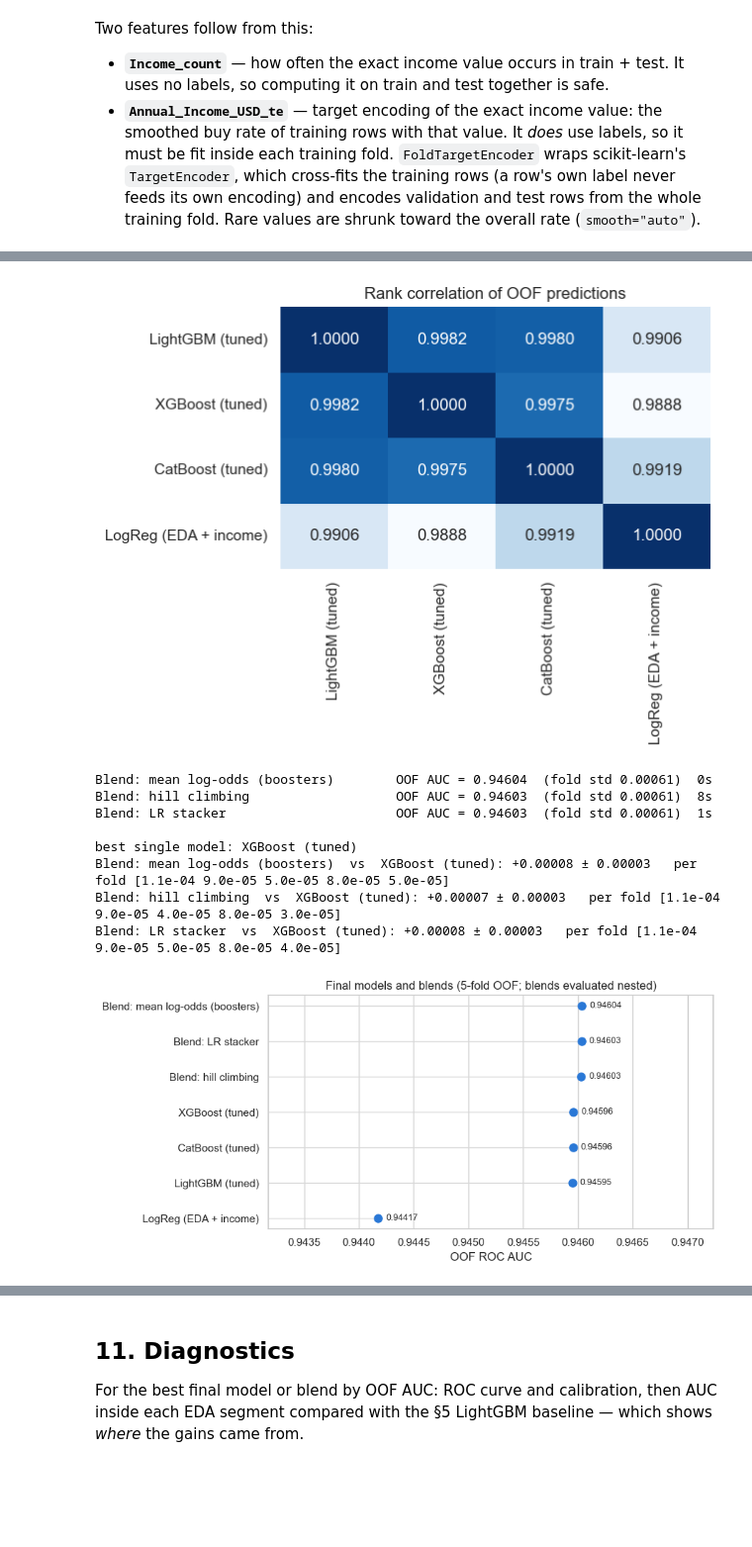
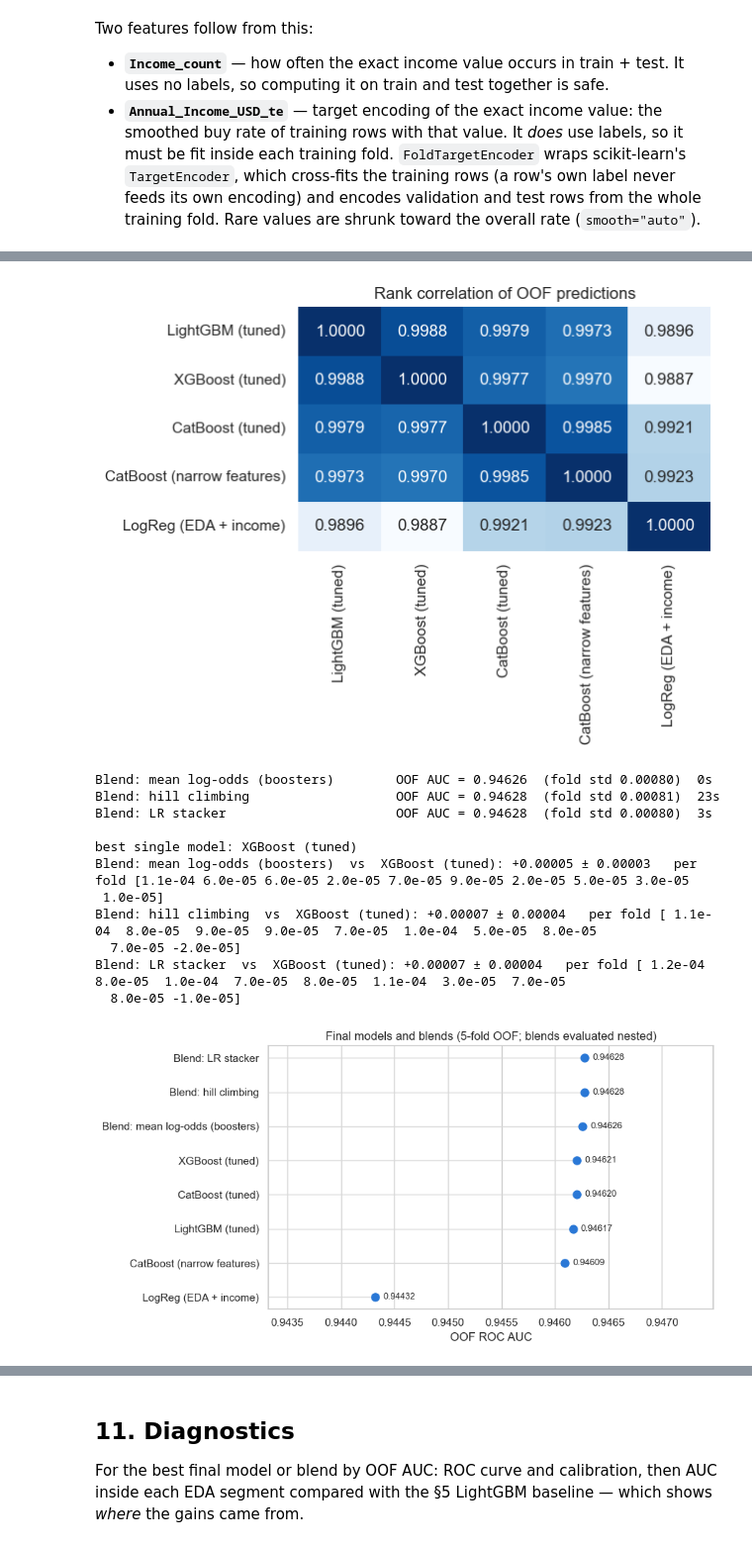
Before and after one commit to kphotchara/Predicting-Electric-Vehicle-Purchases, a Jupyter notebook: model.ipynb, the cells around one changed output, grey strips where cells are left out. Shown at 99% size. Saved outputs shown, nothing was run; the diff lists cells and outputs as text; code cells hidden in the pictures; blank space fills up the shorter version.

```diff
--- a/model.ipynb
+++ b/model.ipynb
@@ -934,6 +1146,9 @@ fe_runs = [
         "LightGBM + original means",
         "LightGBM + income count + TE (+ categoricals)",
         "LightGBM + income count + TE + multi-scale bins",
+        "LightGBM + income count + TE + multi-scale bins (wide params)",
+        "LightGBM + wide encoding",
+        "LightGBM + wide encoding (wide params)",
     ]
     if name in results
 ]
@@ -1021,13 +1260,12 @@ All three boosters are tuned with Optuna's TPE sampler. To keep a trial cheap:
 Trials are stored in `artifacts/optuna.db`: re-running this section resumes the studies instead of
 repeating them. Change `STUDY_VERSION` after changing the feature set so old trials aren't reused.
 # %%
-STUDY_VERSION = "income_te_bins_v1"  # bumped: §6 found magic flags + multi-scale bins worth keeping
+STUDY_VERSION = "wide_v1"  # bumped: §7–8 now use the §6 wide encoding
 OPTUNA_STORAGE = f"sqlite:///{ARTIFACTS / 'optuna.db'}"
 BEST_PARAMS_PATH = ARTIFACTS / "best_params.json"
 TUNING_LR = 0.1
 
-X_final = add_income_commute_bins(add_magic_flags(X_fe))
-X_test_final = add_income_commute_bins(add_magic_flags(X_test_fe))
+X_final, X_test_final = X_wide, X_test_wide
 
 hold_trn, hold_val = folds[0]
 y_h_trn, y_h_val = y[hold_trn], y[hold_val]
@@ -1037,12 +1275,12 @@ _captured = {}
 
 def _capture_fit_fold(X_trn, y_trn, X_val, y_val):
     """Stand-in for a real fit: just records the encoded frames so tuning reuses the exact same
-    encoding chain (income TE + multi-scale bin TE) as the final models, instead of a second copy."""
+    encoding chain (the wide encoding) as the final models, instead of a second copy."""
     _captured["X_trn"], _captured["X_val"] = X_trn, X_val
     return (lambda d: d), None
 
 
-with_target_encoding_and_bins(_capture_fit_fold)(X_final.iloc[hold_trn], y_h_trn, X_final.iloc[hold_val], y_h_val)
+with_wide_encoding(_capture_fit_fold)(X_final.iloc[hold_trn], y_h_trn, X_final.iloc[hold_val], y_h_val)
 H_trn, H_val = _captured["X_trn"], _captured["X_val"]
 H_trn_cb, H_val_cb = catboost_frame(H_trn), catboost_frame(H_val)
 
@@ -1051,8 +1289,8 @@ def lgbm_objective(trial):
     params = dict(
         num_leaves=trial.suggest_int("num_leaves", 4, 64, log=True),
         max_depth=trial.suggest_int("max_depth", 2, 8),
-        min_child_samples=trial.suggest_int("min_child_samples", 20, 1000, log=True),
-        feature_fraction=trial.suggest_float("feature_fraction", 0.4, 1.0),
+        min_child_samples=trial.suggest_int("min_child_samples", 5, 1000, log=True),
+        feature_fraction=trial.suggest_float("feature_fraction", 0.1, 0.8),
         bagging_fraction=trial.suggest_float("bagging_fraction", 0.5, 1.0),
         lambda_l1=trial.suggest_float("lambda_l1", 1e-3, 10.0, log=True),
         lambda_l2=trial.suggest_float("lambda_l2", 1e-3, 30.0, log=True),
@@ -1067,7 +1305,7 @@ def xgb_objective(trial):
         max_depth=trial.suggest_int("max_depth", 2, 8),
         min_child_weight=trial.suggest_float("min_child_weight", 1.0, 200.0, log=True),
         subsample=trial.suggest_float("subsample", 0.5, 1.0),
-        colsample_bytree=trial.suggest_float("colsample_bytree", 0.4, 1.0),
+        colsample_bytree=trial.suggest_float("colsample_bytree", 0.1, 0.8),
         reg_lambda=trial.suggest_float("reg_lambda", 1e-3, 50.0, log=True),
         reg_alpha=trial.suggest_float("reg_alpha", 1e-3, 10.0, log=True),
     )
@@ -1086,6 +1324,7 @@ def catboost_objective(trial):
         random_strength=trial.suggest_float("random_strength", 0.1, 10.0, log=True),
         # CatBoost's default MVS bootstrap uses `subsample`; `bagging_temperature` would be silently ignored
         subsample=trial.suggest_float("subsample", 0.5, 1.0),
+        rsm=trial.suggest_float("rsm", 0.1, 0.8),  # CatBoost's column sample
     )
     model = CatBoostClassifier(
         **{**CATBOOST_BASE_PARAMS, **params, "iterations": 4000, "learning_rate": TUNING_LR},
@@ -1280,8 +1556,10 @@ cross_validate_model(
     X_lr_fe,
     X_test_lr_fe,
     save=True,
+    split=final_folds,
 )
 print()
-compare("LogReg (EDA splines)", "LogReg (EDA + income)")
-compare("LightGBM + income count + TE + multi-scale bins", "LightGBM (tuned)");
+gain = results["LogReg (EDA + income)"]["auc"] - results["LogReg (EDA splines)"]["auc"]
+print(f"LogReg (EDA + income)  vs  LogReg (EDA splines): {gain:+.5f} pooled OOF AUC ({FINAL_SPLITS} vs {N_SPLITS} folds)")
+compare(TEN_FOLD_RUN, "LightGBM (tuned)");
 # %% [output]
@@ -1317,6 +1596,6 @@ the fifth. Only the weights applied to the test set are fit on all five folds.
 # %%
 BOOSTERS = ["LightGBM (tuned)", "XGBoost (tuned)", "CatBoost (tuned)"]
-ENSEMBLE_MEMBERS = BOOSTERS + ["LogReg (EDA + income)"]
+ENSEMBLE_MEMBERS = BOOSTERS + ["CatBoost (narrow features)", "LogReg (EDA + income)"]
 
 Z_oof = pd.DataFrame({name: to_logit(results[name]["oof"]) for name in ENSEMBLE_MEMBERS})
 Z_test = pd.DataFrame({name: to_logit(results[name]["test_pred"]) for name in ENSEMBLE_MEMBERS})
@@ -1327,7 +1606,7 @@ ax.set_title("Rank correlation of OOF predictions")
 plt.tight_layout()
 plt.show()
 # %% [output]
-[figure, old version]
+[figure, new version]
 # %%
 class MeanLogOdds:
     """Equal-weight mean of the chosen members' log-odds; nothing is learned from the labels."""
@@ -1400,34 +1679,37 @@ BLENDS = {
 # %%
 blend_weights = {}
 for name, make_blend in BLENDS.items():
     start = time.time()
     oof = np.zeros(len(y))
-    for trn_idx, val_idx in folds:
+    for trn_idx, val_idx in final_folds:
         # nested: the weights that score this fold were fit without it
         fold_blend = make_blend().fit(Z_oof.iloc[trn_idx], y[trn_idx])
         oof[val_idx] = fold_blend.predict(Z_oof.iloc[val_idx])
-    full_blend = make_blend().fit(Z_oof, y)  # weights for the test set use all five folds
+    full_blend = make_blend().fit(Z_oof, y)  # weights for the test set use all ten folds
     blend_weights[name] = full_blend.weights_
-    r = store_result(name, oof, full_blend.predict(Z_test), seconds=time.time() - start, save=True)
+    r = store_result(name, oof, full_blend.predict(Z_test), seconds=time.time() - start, save=True, split=final_folds)
     print(f"{name:38s} OOF AUC = {r['auc']:.5f}  (fold std {np.std(r['fold_aucs']):.5f})  {r['seconds']:.0f}s")
 
 FINAL_CANDIDATES = ENSEMBLE_MEMBERS + list(BLENDS)
 best_single = max(ENSEMBLE_MEMBERS, key=lambda name: results[name]["auc"])
 print(f"\nbest single model: {best_single}")
 for name in BLENDS:
     compare(best_single, name)
 
 plot_auc(FINAL_CANDIDATES, "Final models and blends (5-fold OOF; blends evaluated nested)")
 pd.DataFrame(blend_weights).round(3).rename_axis("member")
 # %% [output]
-Blend: mean log-odds (boosters)        OOF AUC = 0.94604  (fold std 0.00061)  0s
-Blend: hill climbing                   OOF AUC = 0.94603  (fold std 0.00061)  8s
-Blend: LR stacker                      OOF AUC = 0.94603  (fold std 0.00061)  1s
+Blend: mean log-odds (boosters)        OOF AUC = 0.94626  (fold std 0.00080)  0s
+Blend: hill climbing                   OOF AUC = 0.94628  (fold std 0.00081)  23s
+Blend: LR stacker                      OOF AUC = 0.94628  (fold std 0.00080)  3s
 
 best single model: XGBoost (tuned)
-Blend: mean log-odds (boosters)  vs  XGBoost (tuned): +0.00008 ± 0.00003   per fold [1.1e-04 9.0e-05 5.0e-05 8.0e-05 5.0e-05]
-Blend: hill climbing  vs  XGBoost (tuned): +0.00007 ± 0.00003   per fold [1.1e-04 9.0e-05 4.0e-05 8.0e-05 3.0e-05]
-Blend: LR stacker  vs  XGBoost (tuned): +0.00008 ± 0.00003   per fold [1.1e-04 9.0e-05 5.0e-05 8.0e-05 4.0e-05]
+Blend: mean log-odds (boosters)  vs  XGBoost (tuned): +0.00005 ± 0.00003   per fold [1.1e-04 6.0e-05 6.0e-05 2.0e-05 7.0e-05 9.0e-05 2.0e-05 5.0e-05 3.0e-05
+ 1.0e-05]
+Blend: hill climbing  vs  XGBoost (tuned): +0.00007 ± 0.00004   per fold [ 1.1e-04  8.0e-05  9.0e-05  9.0e-05  7.0e-05  1.0e-04  5.0e-05  8.0e-05
+  7.0e-05 -2.0e-05]
+Blend: LR stacker  vs  XGBoost (tuned): +0.00007 ± 0.00004   per fold [ 1.2e-04  8.0e-05  1.0e-04  7.0e-05  8.0e-05  1.1e-04  3.0e-05  7.0e-05
+  8.0e-05 -1.0e-05]
-[figure, old version]
+[figure, new version]
 |  | Blend: mean log-odds (boosters) | Blend: hill climbing | Blend: LR stacker |
 | member |  |  |  |
```
Also changed, not shown: parts of 47 cells of this notebook.
